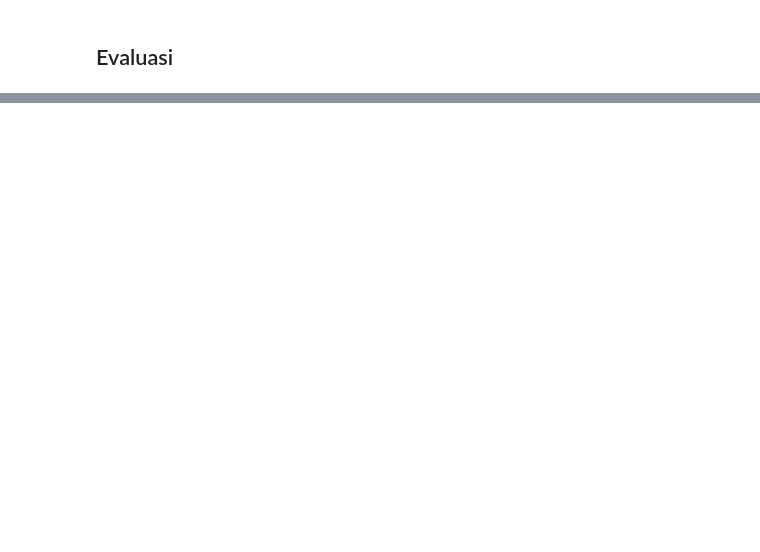
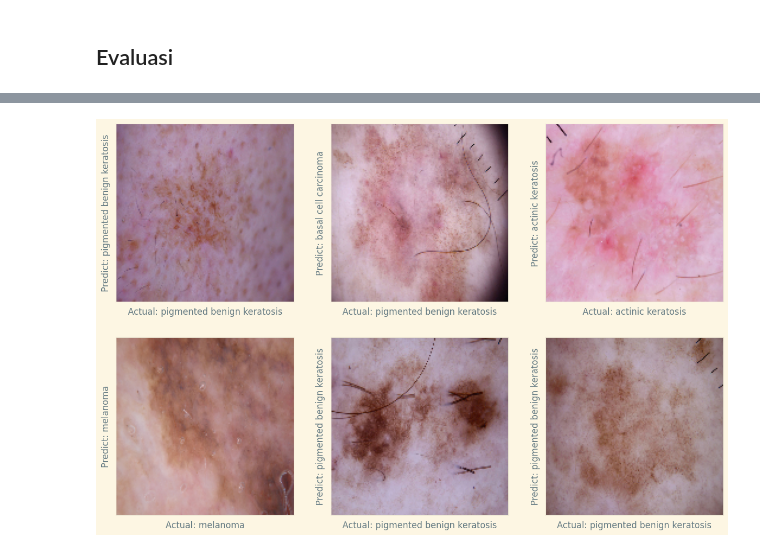
Before and after one commit to cuanpasla/PA_KB, a Jupyter notebook: PA_Kelompok3_KB.ipynb, the cells around one changed output, grey strips where cells are left out. Drawn from its saved outputs; the diff is of its cells as text; code cells hidden in the pictures; blank space fills up the shorter version.

Commit message:
commit terakhir menambahkan evaluasi yang belum lengkap serta predict, lebih kearah pasrah karena sudah deadline

```diff
--- a/PA_Kelompok3_KB.ipynb
+++ b/PA_Kelompok3_KB.ipynb
@@ -688,3 +714,0 @@ predict = model.predict(test_generator)
-# %%
-predict = np.argmax(predict,axis=1)
-predict.shape
@@ -706,0 +715,7 @@ ValueError: y should be a 1d array, got an array of shape (0, 9) instead.
+# %%
+prediction_test = [np.argmax(i) for i in predict]
+# %%
+testing_dict = test_generator.class_indices
+# %%
+list_predict = list(testing_dict.keys())
+list_predict
@@ -706,0 +732,12 @@ ValueError: y should be a 1d array, got an array of shape (0, 9) instead.
+# %%
+# visualisasi predict yang telah dibuat
+plt.figure(figsize=(15,15))
+for i in range(6):
+    plt.subplot(3,3,i+1)
+    plt.xticks([])
+    plt.yticks([])
+    plt.imshow(testX[i])
+    plt.xlabel("Actual: {}".format(list_predict[np.argmax(testY[i])]))
+    plt.ylabel("Predict: {}".format(list_predict[prediction_test[i]]))
+# %% [output]
+[figure, added]
```
Also changed, not shown: parts of 23 cells of this notebook, 1 other file.
